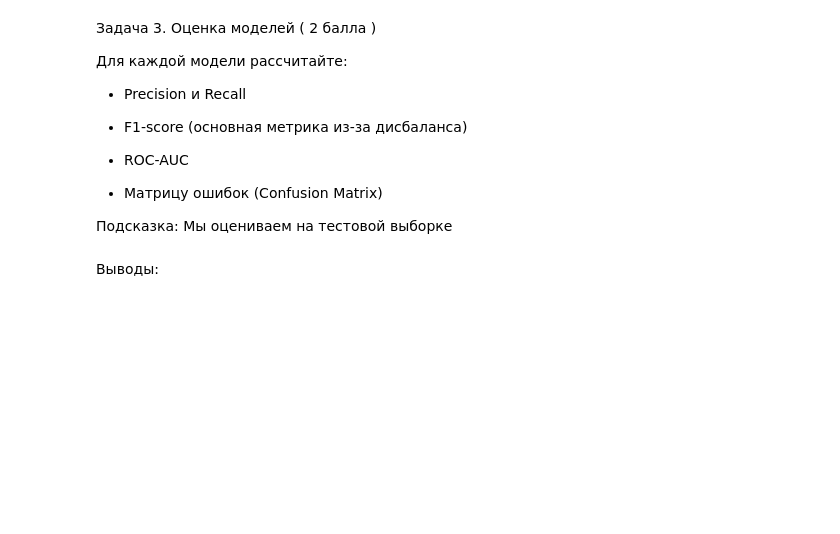
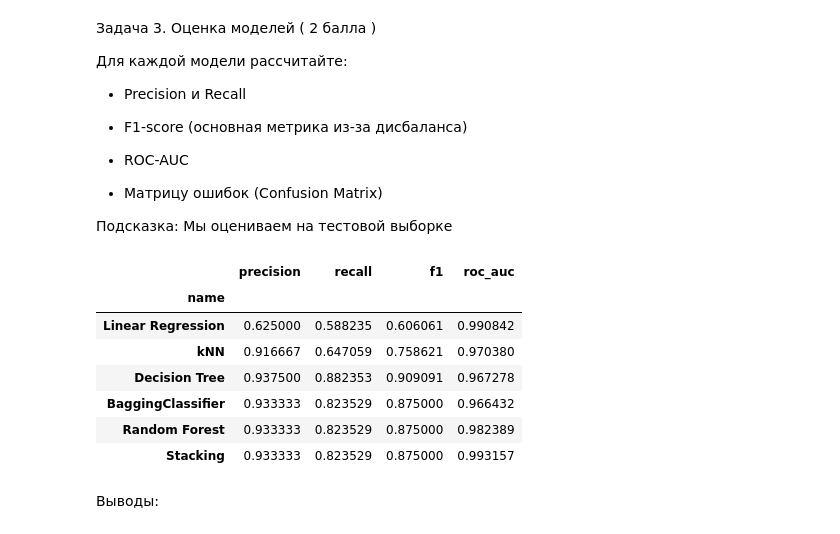
Before and after one commit to Lizavetka99/t-akademy, a Jupyter notebook: ml hw3/ДЗ_3_Деревья_и_ансамбли.ipynb, the cells around one changed output. Saved outputs shown, nothing was run; the diff lists cells and outputs as text; code cells hidden in the pictures; blank space fills up the shorter version.

```diff
--- a/ml hw3/ДЗ_3_Деревья_и_ансамбли.ipynb
+++ b/ml hw3/ДЗ_3_Деревья_и_ансамбли.ipynb
@@ -72,6 +182,19 @@ data.head()
 - Матрицу ошибок (Confusion Matrix)
 
 Подсказка: Мы оцениваем на тестовой выборке
+# %%
+df_metrics = pd.DataFrame(metrics)
+df_metrics = df_metrics.set_index('name')
+df_metrics
+# %% [output]
+|  | precision | recall | f1 | roc_auc |
+| name |  |  |  |  |
+| Linear Regression | 0.625000 | 0.588235 | 0.606061 | 0.990842 |
+| kNN | 0.916667 | 0.647059 | 0.758621 | 0.970380 |
+| Decision Tree | 0.937500 | 0.882353 | 0.909091 | 0.967278 |
+| BaggingClassifier | 0.933333 | 0.823529 | 0.875000 | 0.966432 |
+| Random Forest | 0.933333 | 0.823529 | 0.875000 | 0.982389 |
+| Stacking | 0.933333 | 0.823529 | 0.875000 | 0.993157 |
 # %% [markdown]
 Выводы:
 # %% [markdown]
```
Also changed, not shown: parts of 15 cells of this notebook.
